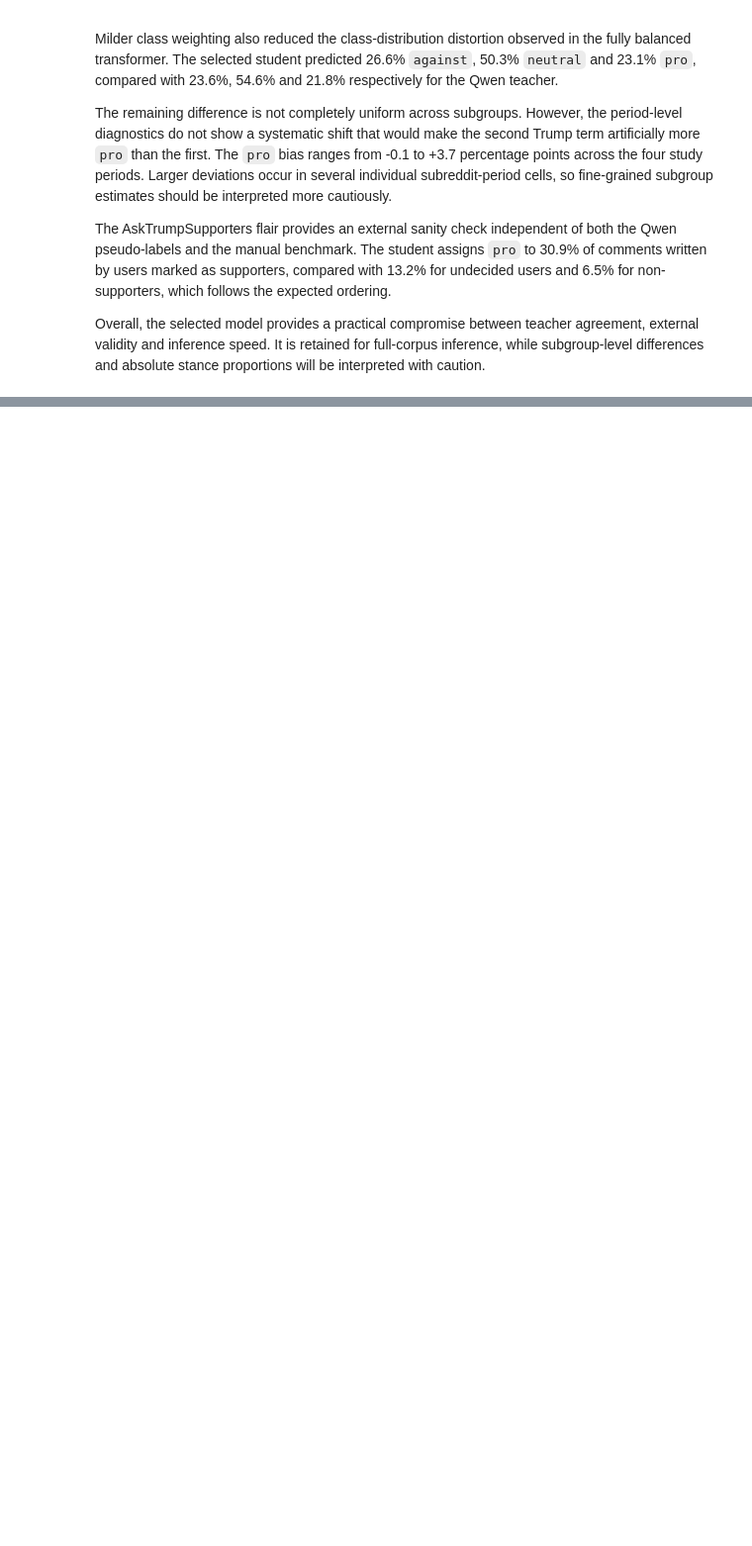
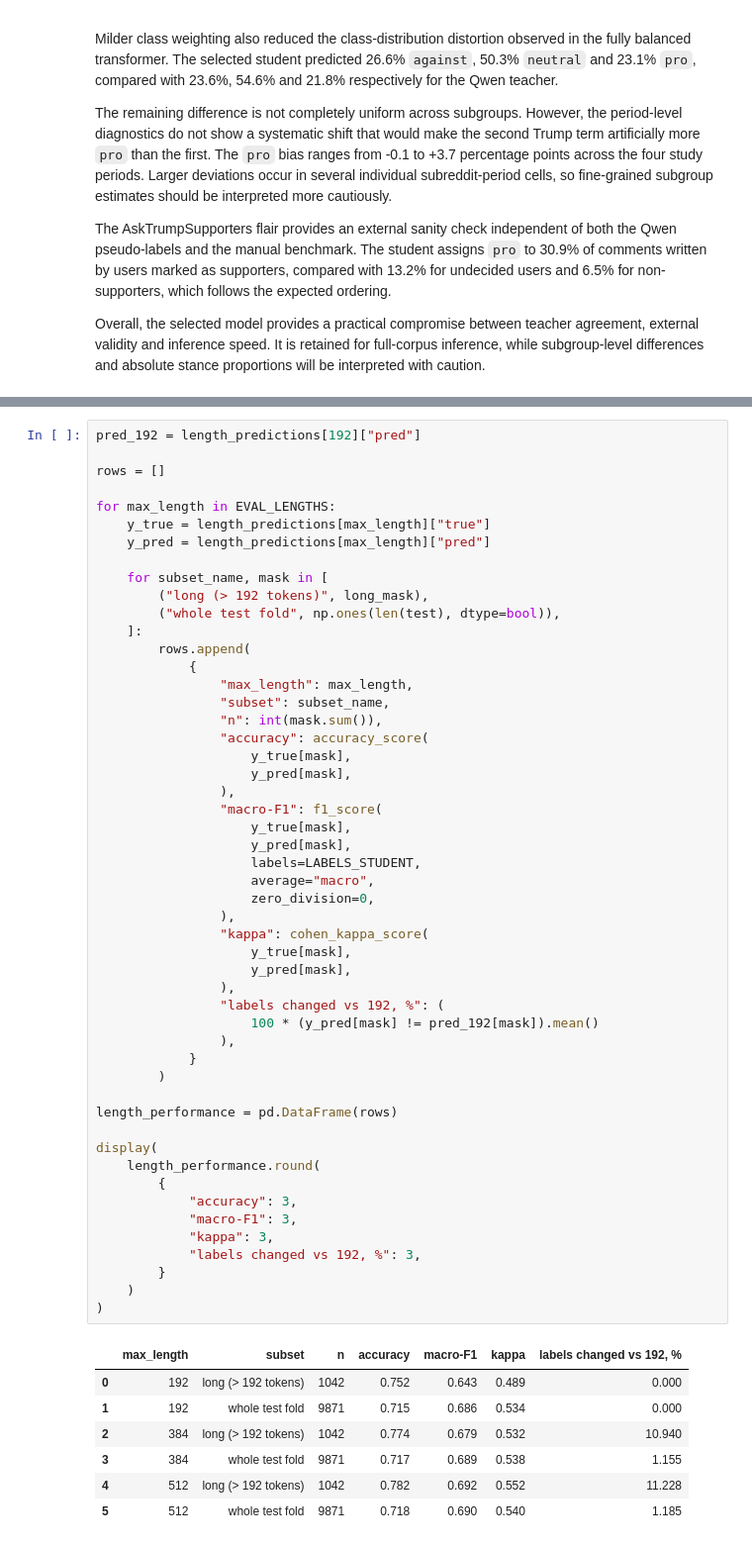
Before and after one commit to khorunzhaviktoriia/reddit_analysis_project, a Jupyter notebook: notebooks/EDA/model_selection.ipynb, the cells around one changed output, grey strips where cells are left out. Shown at 99% size. Cells and saved outputs as stored; diff of their text form; blank space fills up the shorter version.

```diff
--- a/notebooks/EDA/model_selection.ipynb
+++ b/notebooks/EDA/model_selection.ipynb
@@ -4039,0 +4167,59 @@ Overall, the selected model provides a practical compromise between teacher agre
+# %%
+pred_192 = length_predictions[192]["pred"]
+
+rows = []
+
+for max_length in EVAL_LENGTHS:
+    y_true = length_predictions[max_length]["true"]
+    y_pred = length_predictions[max_length]["pred"]
+
+    for subset_name, mask in [
+        ("long (> 192 tokens)", long_mask),
+        ("whole test fold", np.ones(len(test), dtype=bool)),
+    ]:
+        rows.append(
+            {
+                "max_length": max_length,
+                "subset": subset_name,
+                "n": int(mask.sum()),
+                "accuracy": accuracy_score(
+                    y_true[mask],
+                    y_pred[mask],
+                ),
+                "macro-F1": f1_score(
+                    y_true[mask],
+                    y_pred[mask],
+                    labels=LABELS_STUDENT,
+                    average="macro",
+                    zero_division=0,
+                ),
+                "kappa": cohen_kappa_score(
+                    y_true[mask],
+                    y_pred[mask],
+                ),
+                "labels changed vs 192, %": (
+                    100 * (y_pred[mask] != pred_192[mask]).mean()
+                ),
+            }
+        )
+
+length_performance = pd.DataFrame(rows)
+
+display(
+    length_performance.round(
+        {
+            "accuracy": 3,
+            "macro-F1": 3,
+            "kappa": 3,
+            "labels changed vs 192, %": 3,
+        }
+    )
+)
+# %% [output]
+|  | max_length | subset | n | accuracy | macro-F1 | kappa | labels changed vs 192, % |
+| 0 | 192 | long (> 192 tokens) | 1042 | 0.752 | 0.643 | 0.489 | 0.000 |
+| 1 | 192 | whole test fold | 9871 | 0.715 | 0.686 | 0.534 | 0.000 |
+| 2 | 384 | long (> 192 tokens) | 1042 | 0.774 | 0.679 | 0.532 | 10.940 |
+| 3 | 384 | whole test fold | 9871 | 0.717 | 0.689 | 0.538 | 1.155 |
+| 4 | 512 | long (> 192 tokens) | 1042 | 0.782 | 0.692 | 0.552 | 11.228 |
+| 5 | 512 | whole test fold | 9871 | 0.718 | 0.690 | 0.540 | 1.185 |
```
Also changed, not shown: parts of 4 cells of this notebook.
